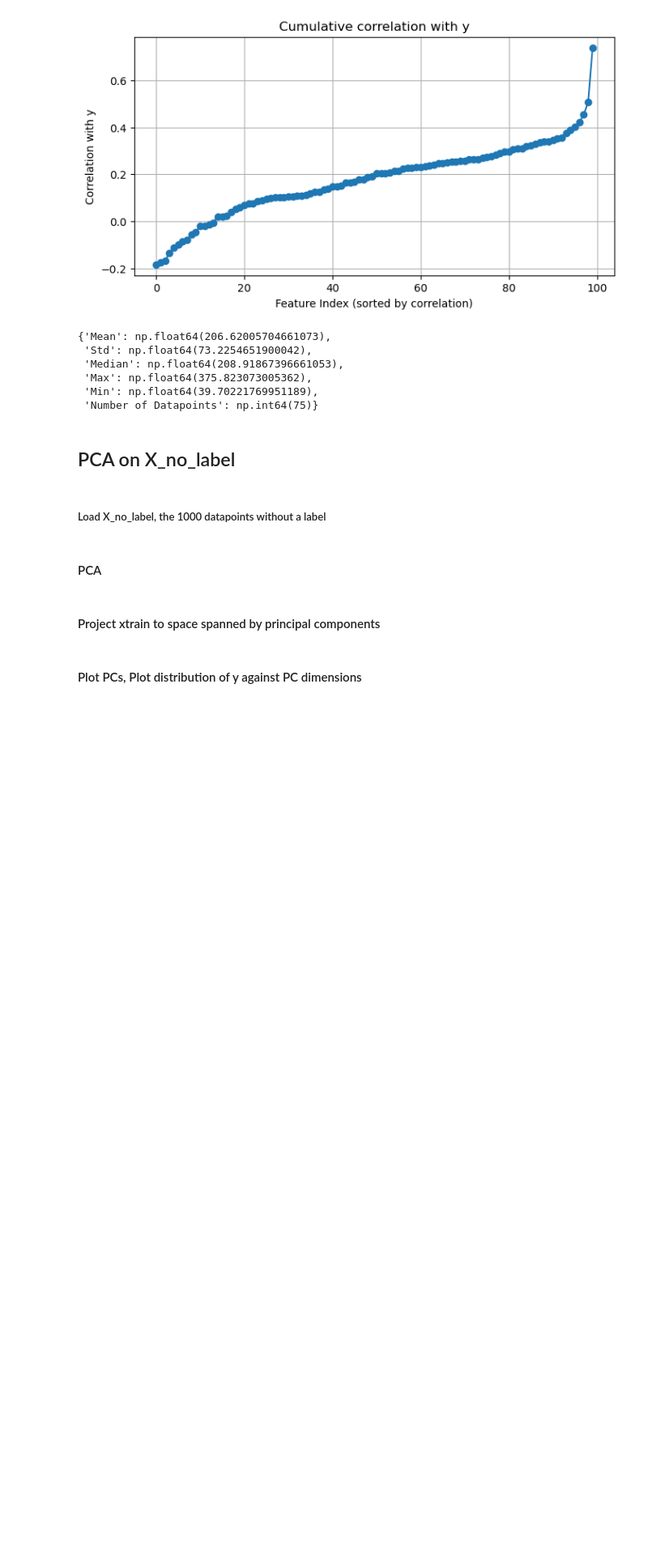
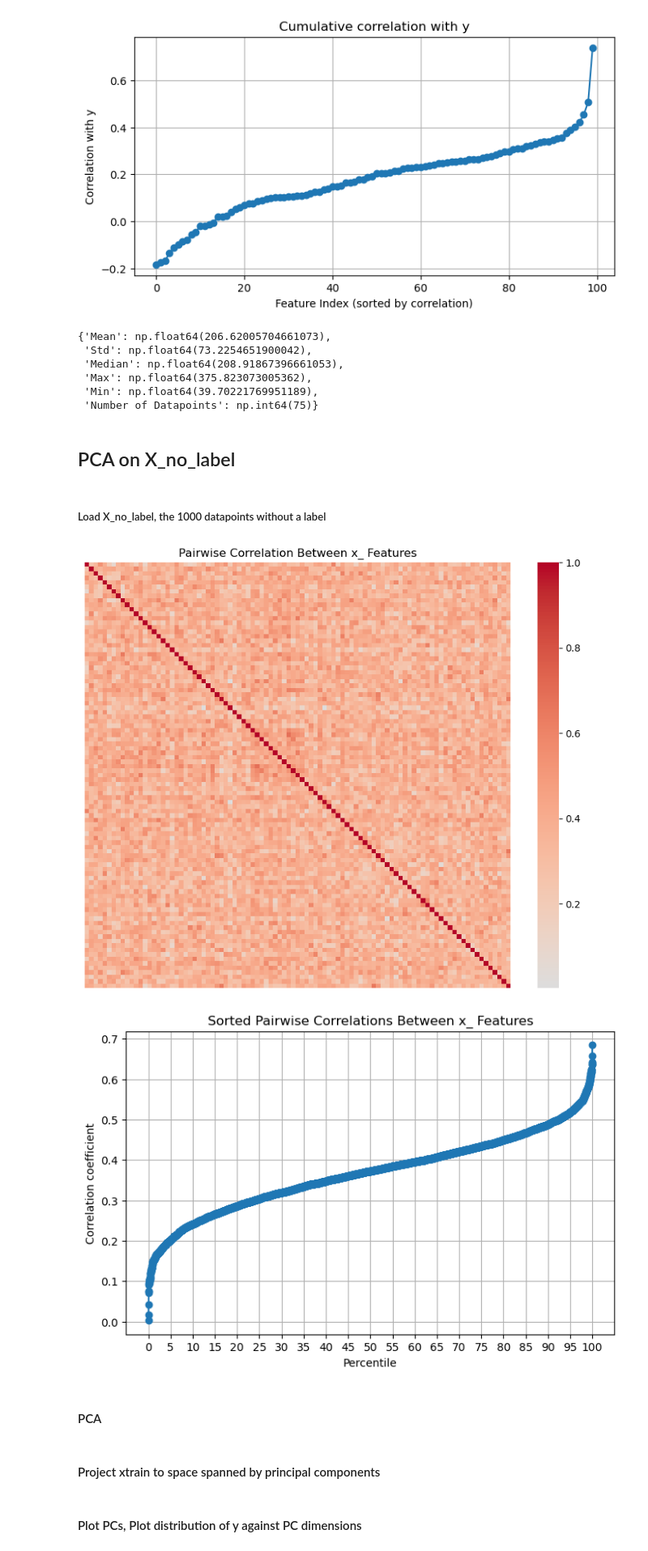
Before and after one commit to BjarkeErichsen/ComputationalDataAnalysisComp, a Jupyter notebook: main.ipynb, the cells around one changed output. Shown at 81% size. Cells and saved outputs as stored; diff of their text form; code cells hidden in the pictures; blank space fills up the shorter version.

```diff
--- a/main.ipynb
+++ b/main.ipynb
@@ -222,4 +238,45 @@ elif null_handling == "fill using correlation":
     X_no_label = X_no_label.to_numpy()
+# %%
+def plot_feature_correlations(X_no_label, X_cat):
+    # Assume columns x_01 to x_95, C_01 to C_05
+    x_columns = [f"x_{i:02d}" for i in range(1, 96)]
+    c_columns = [f"C_{i:02d}" for i in range(1, 6)]
+
+    # Recreate DataFrame with correct column names
+    all_columns = x_columns
+    df_cont = pd.DataFrame(X_no_label, columns=all_columns)
+    df_cat = pd.DataFrame(X_cat, columns=c_columns)
+
+    # Compute and plot correlation heatmap for x variables
+    corr_x = df_cont[x_columns].corr()
+    plt.figure(figsize=(10, 8))
+    sns.heatmap(corr_x, cmap="coolwarm", center=0, square=True, xticklabels=False, yticklabels=False)
+    plt.title("Pairwise Correlation Between x_ Features")
+    plt.show()
+
+
+    # ---- New Plot: Correlation Rank Plot ----
+    # Get upper triangle of correlation matrix, excluding the diagonal
+    upper_tri = corr_x.where(np.triu(np.ones(corr_x.shape), k=1).astype(bool))
+    corr_values = upper_tri.stack().values  # Get values as 1D array
+
+    # Sort correlation values
+    sorted_corrs = np.sort(corr_values)
+    percentiles = np.linspace(0, 100, len(sorted_corrs))
+
+    plt.figure(figsize=(8, 5))
+    plt.plot(percentiles, sorted_corrs, marker='o', linestyle='-')
+    plt.xlabel("Percentile")
+    plt.ylabel("Correlation coefficient")
+    plt.title("Sorted Pairwise Correlations Between x_ Features")
+    plt.xticks(np.arange(0, 101, 5))
+    plt.grid(True)
+    plt.show()
+
+plot_feature_correlations(X_no_label, X_cat)
+# %% [output]
+[figure, added]
+[figure, added]
 # %% [markdown]
 #### PCA
 # %%
```
Also changed, not shown: parts of 19 cells of this notebook, 2 other files.
